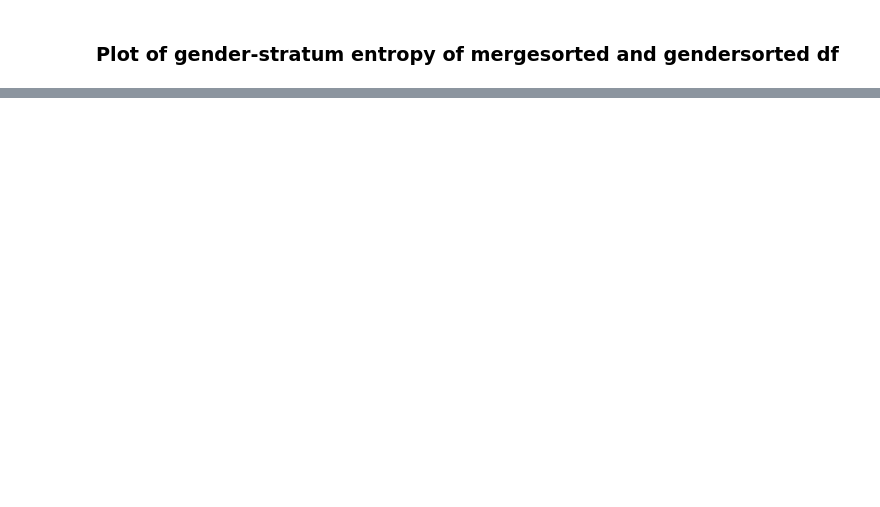
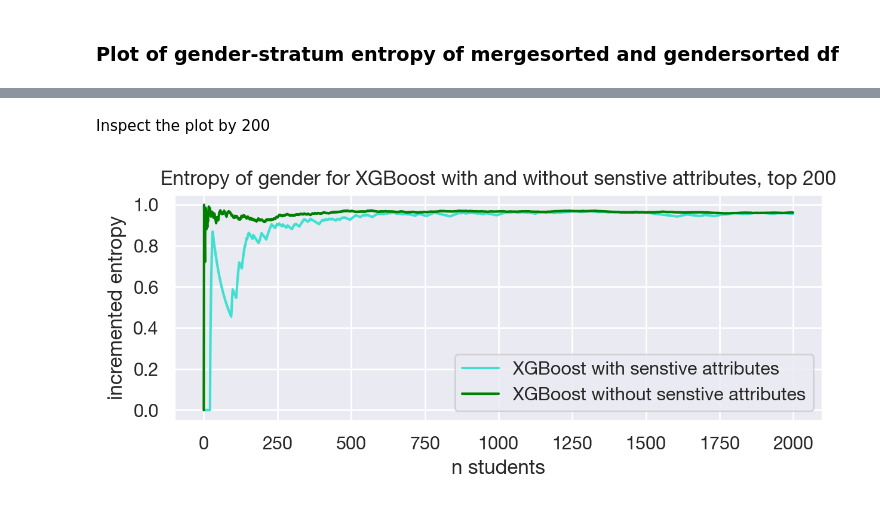
Before and after one commit to s183910/Bachelor_Gabi_Kat, a Jupyter notebook: Notebooks/Basic_dists/Baselines real.ipynb, the cells around one changed output, grey strips where cells are left out. Cells and saved outputs as stored; diff of their text form; code cells hidden in the pictures; blank space fills up the shorter version.

```diff
--- a/Notebooks/Basic_dists/Baselines real.ipynb
+++ b/Notebooks/Basic_dists/Baselines real.ipynb
@@ -510,0 +581,25 @@ plt.show()
+# %% [markdown]
+Inspect the plot by 200
+# %%
+## PLOT TOGETHER, 200
+
+#apply new column of cumsum+1
+df_xgb_vanilla["n_students"] = range(len(df_xgb_vanilla))
+df_xgb_wo["n_students"] = range(len(df_xgb_wo))
+
+
+# mergesort entropy of gender
+sns.lineplot(x="n_students", y="entropy_col_GENDER", data=df_xgb_vanilla[:2000], color="turquoise") #with
+sns.lineplot(x="n_students", y="entropy_col_GENDER", data=df_xgb_wo[:2000], color="green") #without
+
+
+
+plt.title("Entropy of gender for XGBoost with and without senstive attributes, top 200")
+plt.xlabel('n students')
+plt.ylabel('incremented entropy')
+
+plt.legend(["XGBoost with senstive attributes", "XGBoost without senstive attributes"], loc ="lower right")
+
+plt.show()
+# %% [output]
+[figure, added]
```
Also changed, not shown: parts of 14 cells of this notebook, 3 other files.
